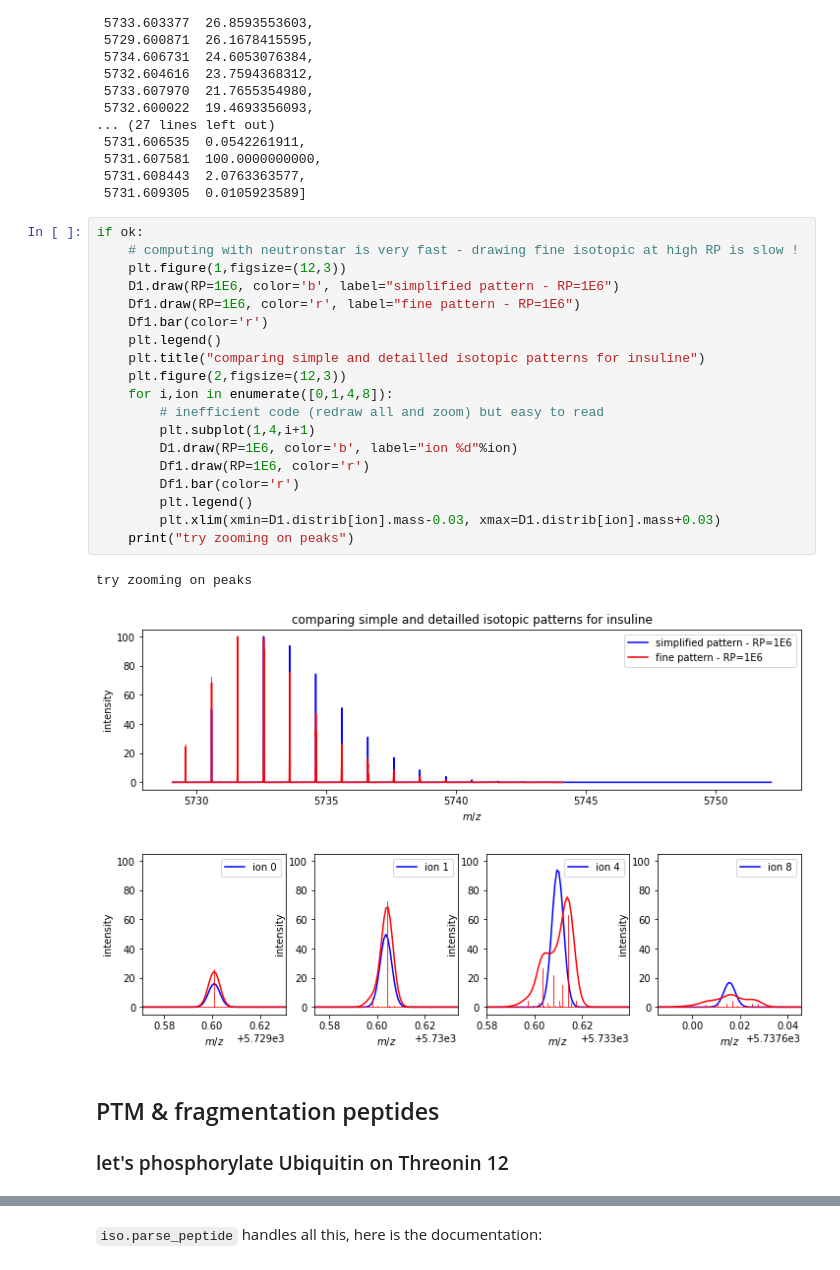
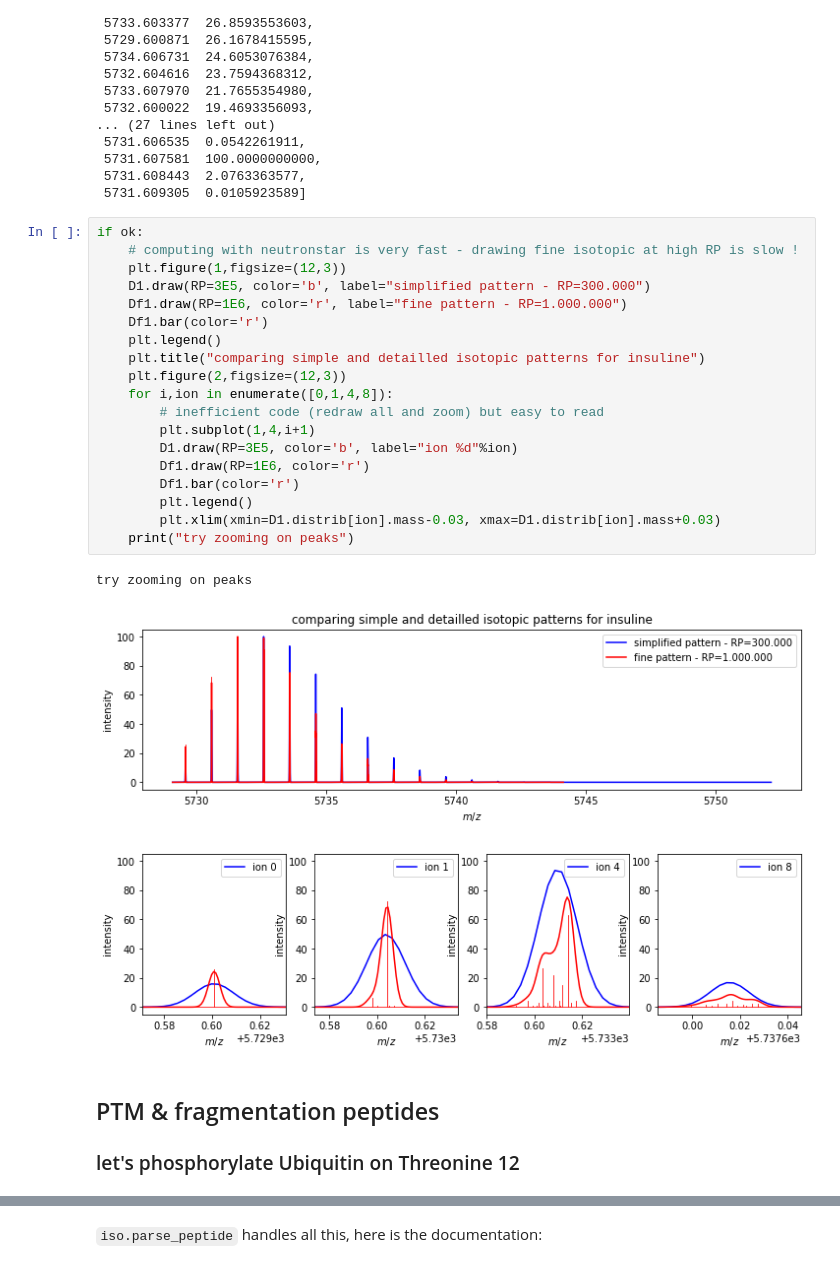
Before and after one commit to delsuc/isotope, a Jupyter notebook: Demo.ipynb, the cells around one changed output, grey strips where cells are left out. Saved outputs shown, nothing was run; the diff lists cells and outputs as text.

```diff
--- a/Demo.ipynb
+++ b/Demo.ipynb
@@ -176,29 +176,29 @@ First 20 entries sorted by abundance
 # %%
 if ok:
     # computing with neutronstar is very fast - drawing fine isotopic at high RP is slow !
     plt.figure(1,figsize=(12,3))
-    D1.draw(RP=1E6, color='b', label="simplified pattern - RP=1E6")
-    Df1.draw(RP=1E6, color='r', label="fine pattern - RP=1E6")
+    D1.draw(RP=3E5, color='b', label="simplified pattern - RP=300.000")
+    Df1.draw(RP=1E6, color='r', label="fine pattern - RP=1.000.000")
     Df1.bar(color='r')
     plt.legend()
     plt.title("comparing simple and detailled isotopic patterns for insuline")
     plt.figure(2,figsize=(12,3))
     for i,ion in enumerate([0,1,4,8]):
         # inefficient code (redraw all and zoom) but easy to read
         plt.subplot(1,4,i+1)
-        D1.draw(RP=1E6, color='b', label="ion %d"%ion)
+        D1.draw(RP=3E5, color='b', label="ion %d"%ion)
         Df1.draw(RP=1E6, color='r')
         Df1.bar(color='r')
         plt.legend()
         plt.xlim(xmin=D1.distrib[ion].mass-0.03, xmax=D1.distrib[ion].mass+0.03)
     print("try zooming on peaks")
 # %% [output]
 try zooming on peaks
-[figure, old version]
+[figure, new version]
-[figure, old version]
+[figure, new version]
 # %% [markdown]
 ## PTM & fragmentation peptides
-### let's phosphorylate Ubiquitin on Threonin 12
+### let's phosphorylate Ubiquitin on Threonine 12
 # %%
  phosprot = ubi[:12]+"*"+ubi[12:]
 U = iso.parse(ubi)
```
Also changed, not shown: parts of 5 cells of this notebook.
